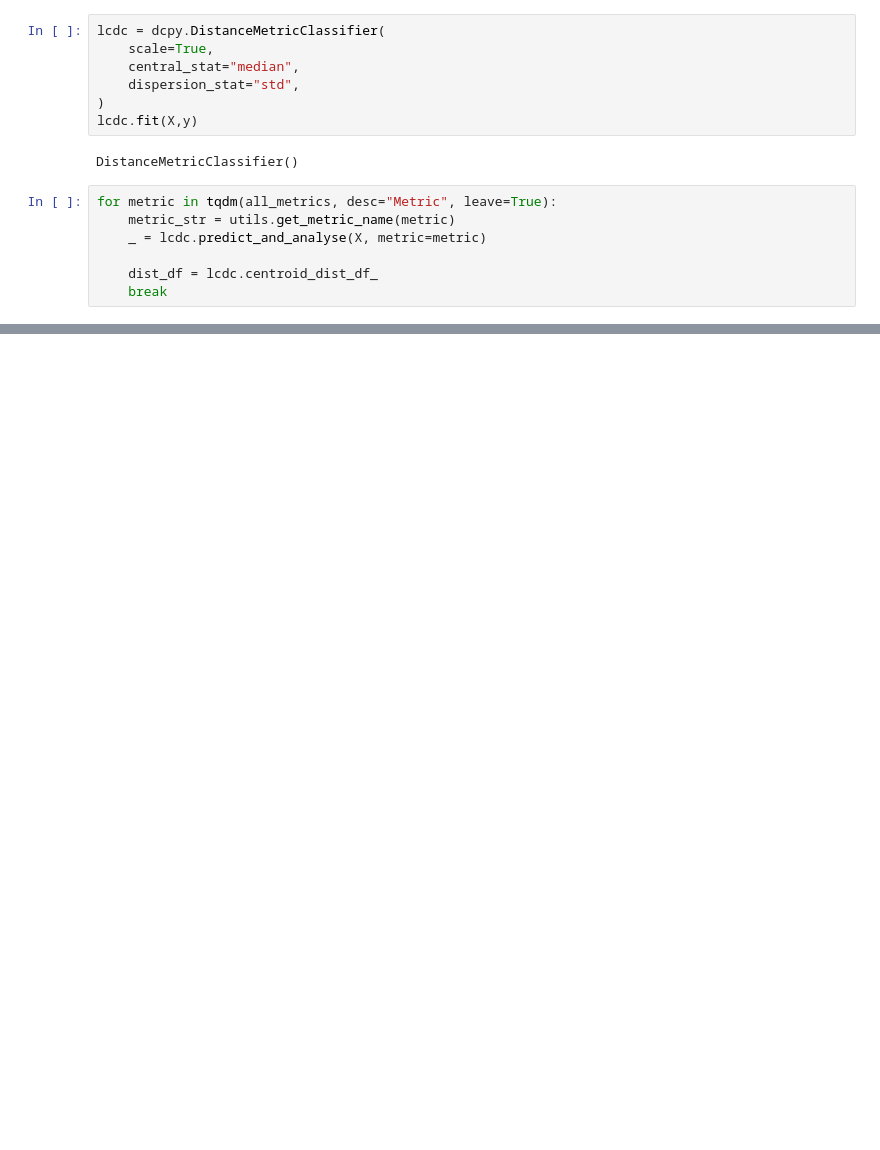
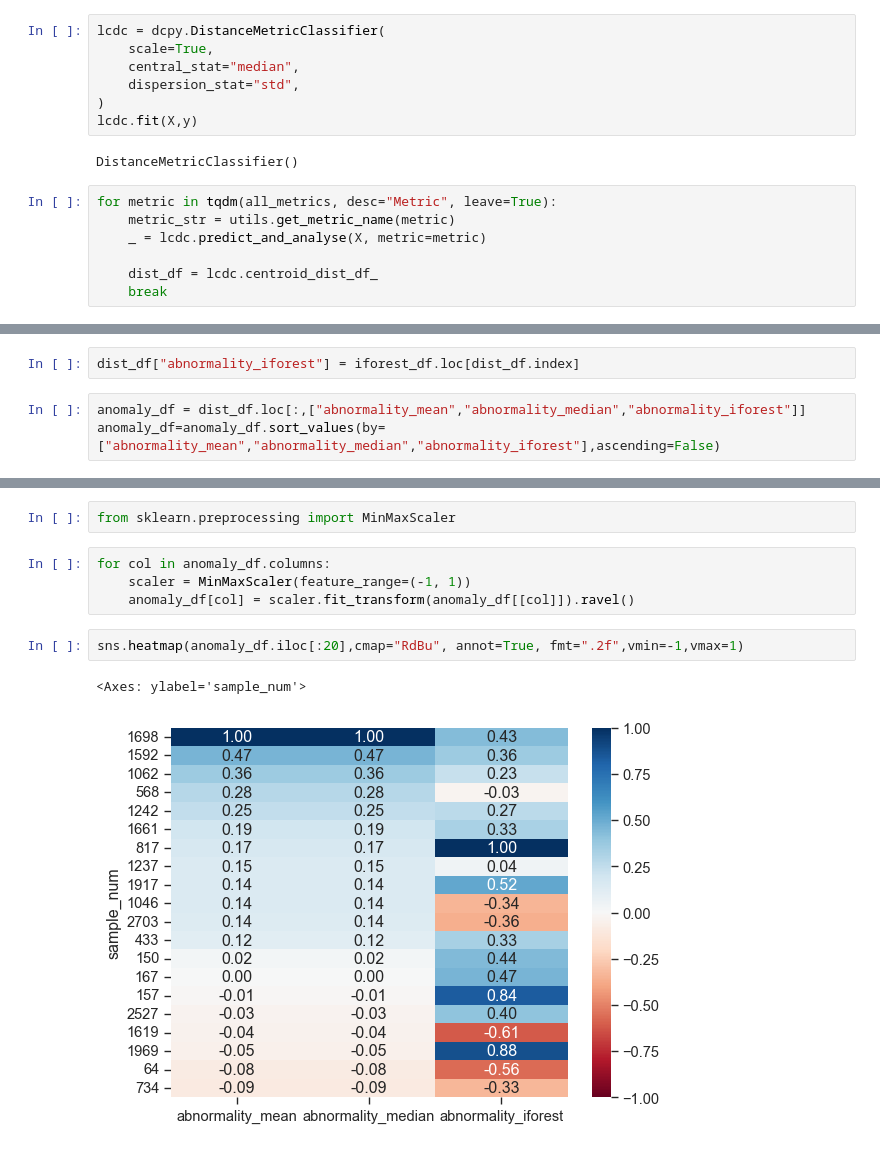
Before and after one commit to sidchaini/DistanceAnomalies, a Jupyter notebook: 03. distances features eda/03c. dcpy outliers.ipynb, the cells around one changed output, grey strips where cells are left out. Cells and saved outputs as stored; diff of their text form; blank space fills up the shorter version.

```diff
--- a/03. distances features eda/03c. dcpy outliers.ipynb
+++ b/03. distances features eda/03c. dcpy outliers.ipynb
@@ -115,0 +158,5 @@ dist_df
+# %%
+dist_df["abnormality_iforest"] = iforest_df.loc[dist_df.index]
+# %%
+anomaly_df = dist_df.loc[:,["abnormality_mean","abnormality_median","abnormality_iforest"]]
+anomaly_df=anomaly_df.sort_values(by=["abnormality_mean","abnormality_median","abnormality_iforest"],ascending=False)
@@ -115,0 +180,11 @@ dist_df
+# %%
+from sklearn.preprocessing import MinMaxScaler
+# %%
+for col in anomaly_df.columns:
+    scaler = MinMaxScaler(feature_range=(-1, 1))
+    anomaly_df[col] = scaler.fit_transform(anomaly_df[[col]]).ravel()
+# %%
+sns.heatmap(anomaly_df.iloc[:20],cmap="RdBu", annot=True, fmt=".2f",vmin=-1,vmax=1)
+# %% [output]
+<Axes: ylabel='sample_num'>
+[figure, added]
```
Also changed, not shown: parts of 15 cells of this notebook.
